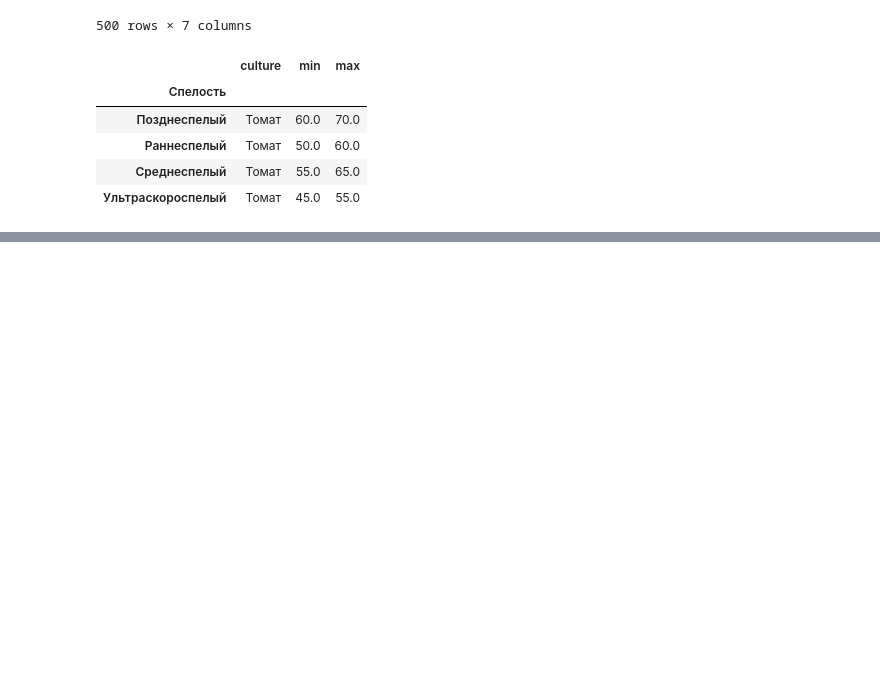
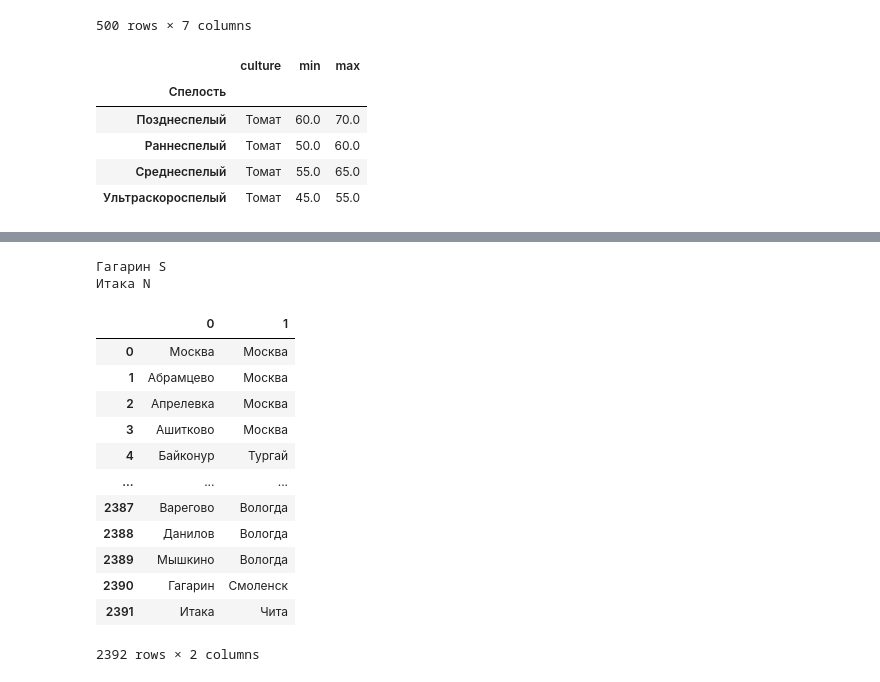
Before and after one commit to jetminded/igarden_parsers, a Jupyter notebook: src/csv_helper.ipynb, the cells around one changed output, grey strips where cells are left out. Saved outputs shown, nothing was run; the diff lists cells and outputs as text; code cells hidden in the pictures; blank space fills up the shorter version.

```diff
--- a/src/csv_helper.ipynb
+++ b/src/csv_helper.ipynb
@@ -53,0 +137,3 @@ for
+# %%
+russia = pd.read_json('../website/russia.json')
+russia.head()
@@ -53,0 +196,9 @@ for
+# %%
+new_list = []
+for city, val in cities_with_coords.items():
+    new_list.append((city, val[0], val[1]))
+
+df = pd.DataFrame(new_list, columns=['city', 'lat', 'lon'])
+print(df.head())
+df.to_csv('russia_with_coords.csv', index=False)
+print()
@@ -53,0 +282,42 @@ for
+# %%
+weather_cities = pd.read_csv('cities_with_coords.csv')
+all_cities = pd.read_csv('new_rus_coords.csv').drop(columns=['Unnamed: 0'])
+
+city_match = []
+for city, city_lat, city_lon in all_cities.values:
+    min_dist = 1e9
+    best_match = 'abobe'
+    for weather_city, weat_lat, weat_lon in weather_cities.values:
+        # print(city_lat, city_lon, weat_lat, weat_lon)
+        try:
+            float(city_lon)
+        except Exception as e:
+            print(city, city_lon)
+            break
+        dist = (float(weat_lon) - float(city_lon)) ** 2 + \
+               (float(weat_lat) - float(city_lat)) ** 2
+        if dist <= min_dist:
+            best_match = weather_city
+            min_dist = dist
+    if  best_match != 'aboba':
+        city_match.append([city, best_match])
+city_match.append(['Гагарин', 'Смоленск'])
+city_match.append(['Итака', 'Чита'])
+matches = pd.DataFrame(city_match)
+matches
+# %% [output]
+Гагарин S
+Итака N
+|  | 0 | 1 |
+| 0 | Москва | Москва |
+| 1 | Абрамцево | Москва |
+| 2 | Апрелевка | Москва |
+| 3 | Ашитково | Москва |
+| 4 | Байконур | Тургай |
+| ... | ... | ... |
+| 2387 | Варегово | Вологда |
+| 2388 | Данилов | Вологда |
+| 2389 | Мышкино | Вологда |
+| 2390 | Гагарин | Смоленск |
+| 2391 | Итака | Чита |
+2392 rows × 2 columns
```
Also changed, not shown: parts of 15 cells of this notebook, 6 other files.
